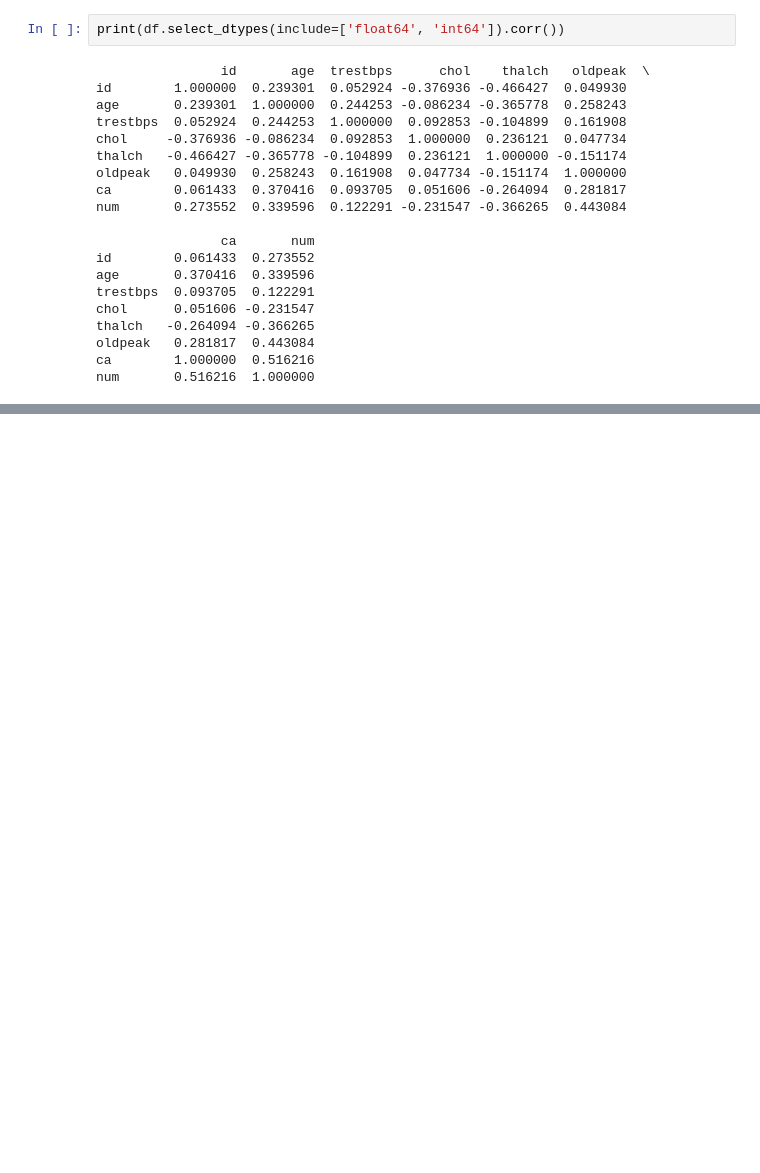
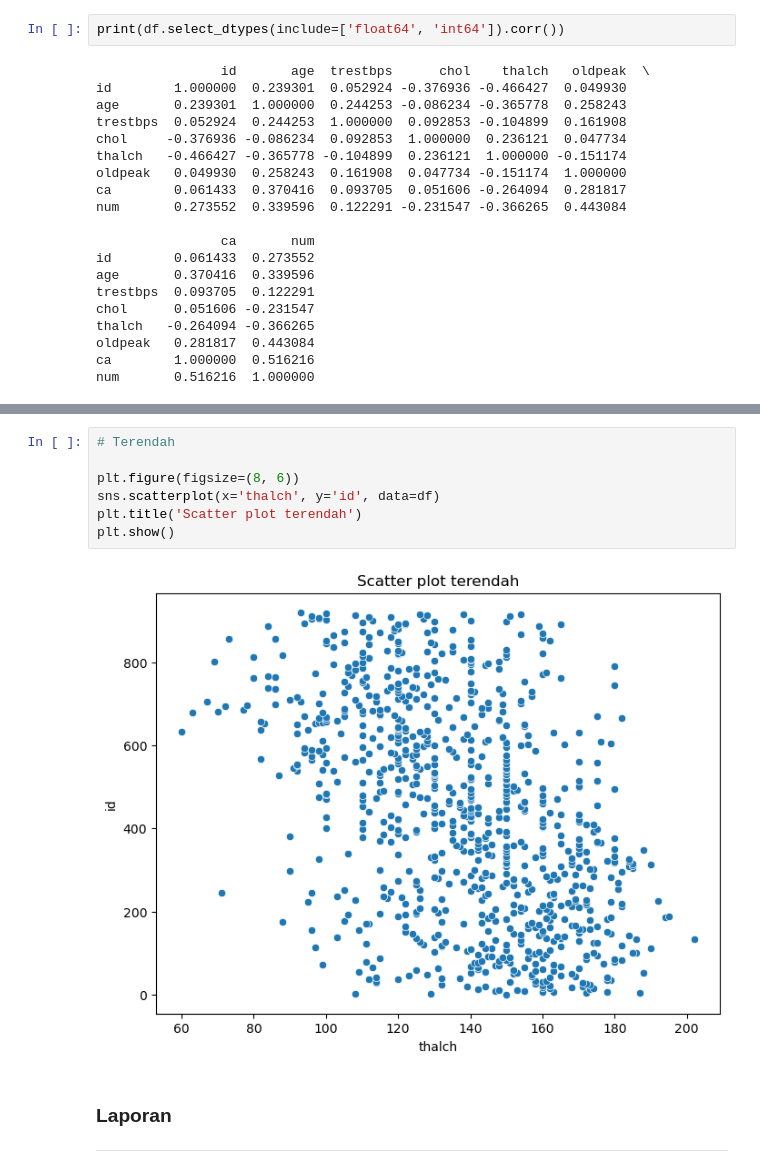
Before and after one commit to Bokibyte/PProKom, a Jupyter notebook: Semester_3/Data_Mining/Tugas1_P2/DataExploration.ipynb, the cells around one changed output, grey strips where cells are left out. Cells and saved outputs as stored; diff of their text form; blank space fills up the shorter version.

```diff
--- a/Semester_3/Data_Mining/Tugas1_P2/DataExploration.ipynb
+++ b/Semester_3/Data_Mining/Tugas1_P2/DataExploration.ipynb
@@ -312,0 +393,12 @@ num       0.516216  1.000000
+# %%
+# Terendah
+
+plt.figure(figsize=(8, 6))
+sns.scatterplot(x='thalch', y='id', data=df)
+plt.title('Scatter plot terendah')
+plt.show()
+# %% [output]
+[figure, added]
+# %% [markdown]
+### Laporan
+---
```
Also changed, not shown: parts of 17 cells of this notebook.
